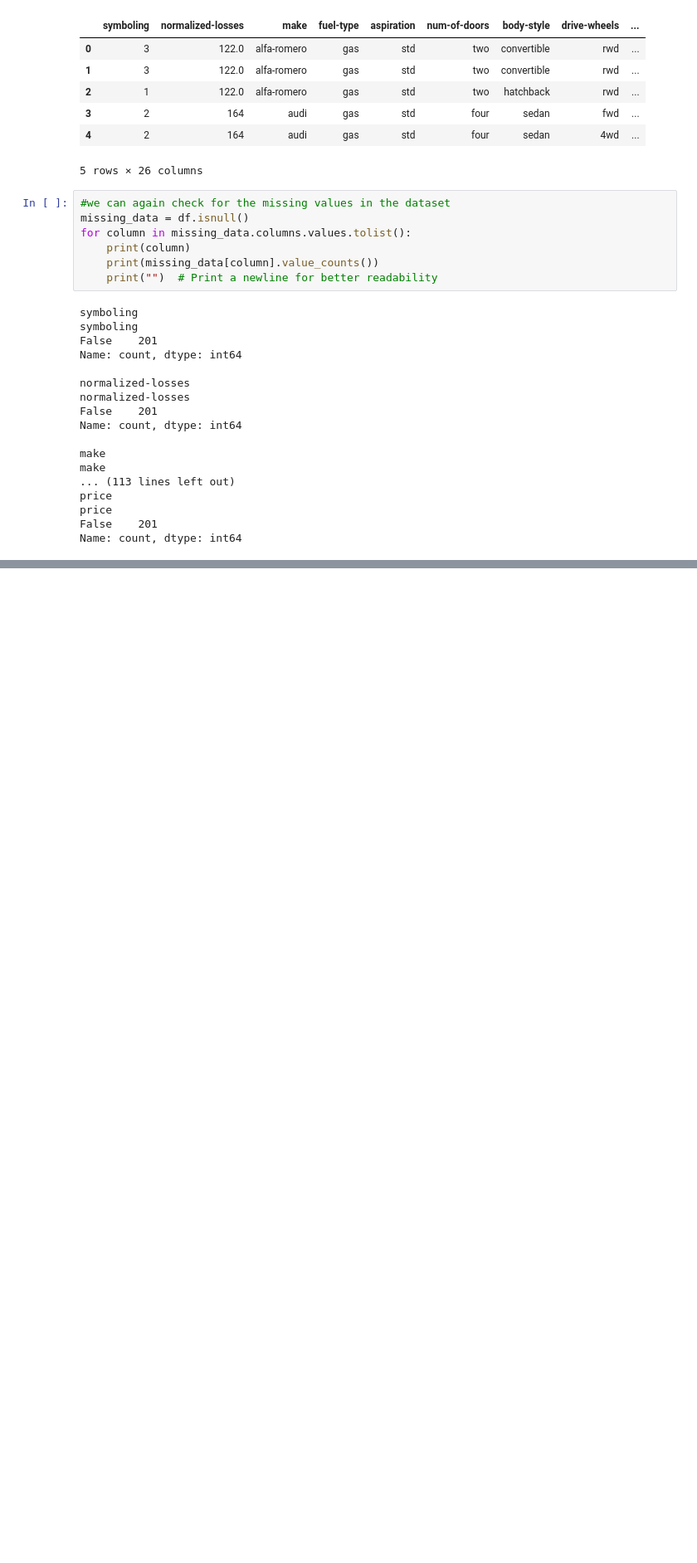
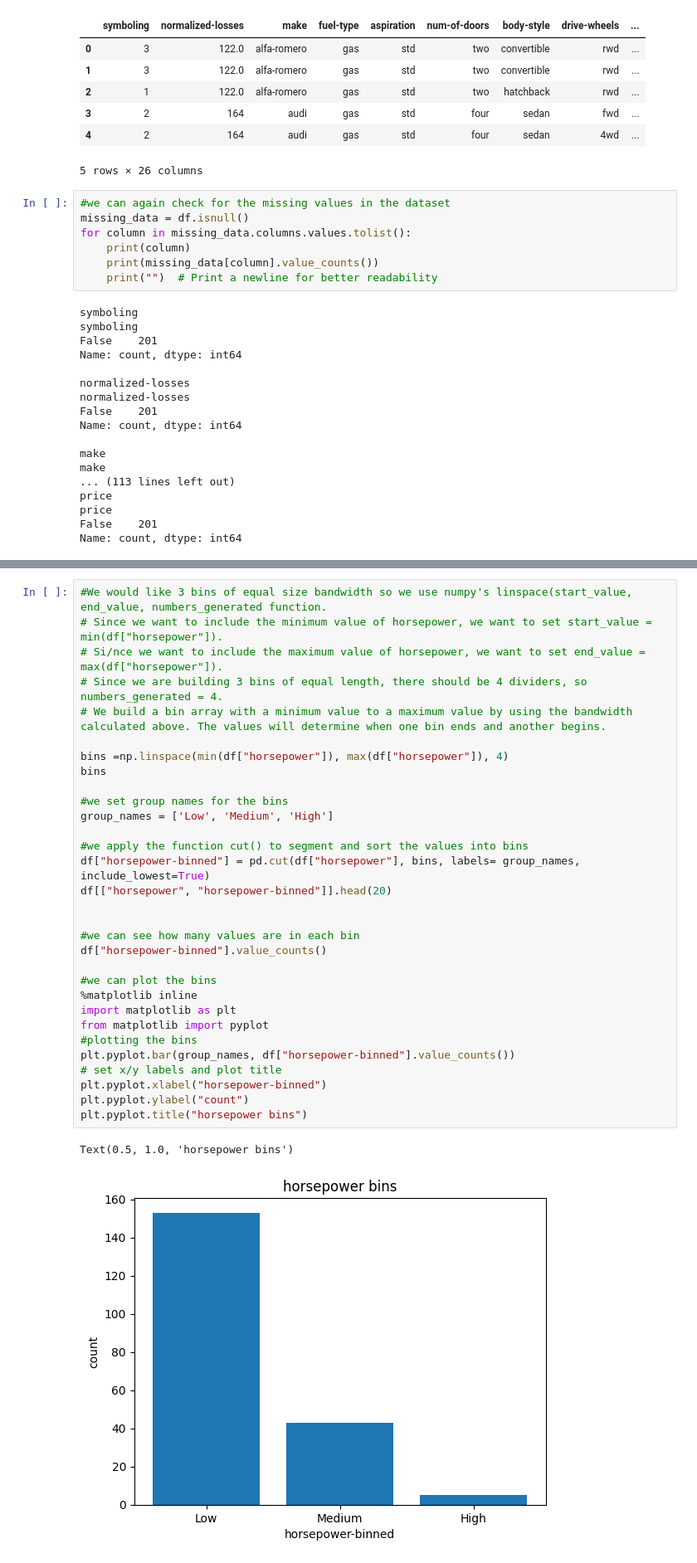
Before and after one commit to keithunt-35/ibm-cognitive-class, a Jupyter notebook: DA0101en/data_cleaning.ipynb, the cells around one changed output, grey strips where cells are left out. Shown: that part at 83% size. Drawn from its saved outputs; the diff is of its cells as text; blank space fills up the shorter version.

```diff
--- a/DA0101en/data_cleaning.ipynb
+++ b/DA0101en/data_cleaning.ipynb
@@ -288,0 +435,34 @@ Name: count, dtype: int64
+# %%
+#We would like 3 bins of equal size bandwidth so we use numpy's linspace(start_value, end_value, numbers_generated function.
+# Since we want to include the minimum value of horsepower, we want to set start_value = min(df["horsepower"]).
+# Si/nce we want to include the maximum value of horsepower, we want to set end_value = max(df["horsepower"]).
+# Since we are building 3 bins of equal length, there should be 4 dividers, so numbers_generated = 4.
+# We build a bin array with a minimum value to a maximum value by using the bandwidth calculated above. The values will determine when one bin ends and another begins.
+
+bins =np.linspace(min(df["horsepower"]), max(df["horsepower"]), 4)
+bins
+
+#we set group names for the bins
+group_names = ['Low', 'Medium', 'High']
+
+#we apply the function cut() to segment and sort the values into bins
+df["horsepower-binned"] = pd.cut(df["horsepower"], bins, labels= group_names, include_lowest=True)
+df[["horsepower", "horsepower-binned"]].head(20)
+
+
+#we can see how many values are in each bin
+df["horsepower-binned"].value_counts()
+
+#we can plot the bins
+%matplotlib inline
+import matplotlib as plt
+from matplotlib import pyplot
+#plotting the bins
+plt.pyplot.bar(group_names, df["horsepower-binned"].value_counts())
+# set x/y labels and plot title
+plt.pyplot.xlabel("horsepower-binned")
+plt.pyplot.ylabel("count")
+plt.pyplot.title("horsepower bins")
+# %% [output]
+Text(0.5, 1.0, 'horsepower bins')
+[figure, added]
```
Also changed, not shown: parts of 12 cells of this notebook, 1 other file.
